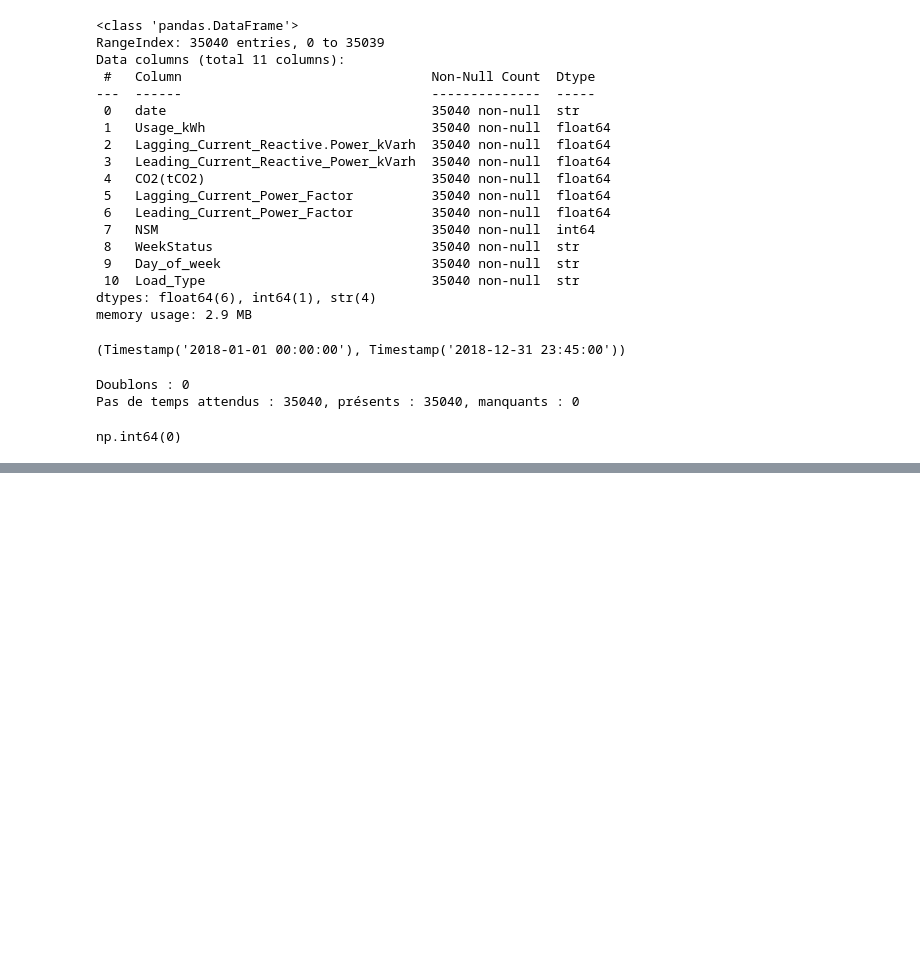
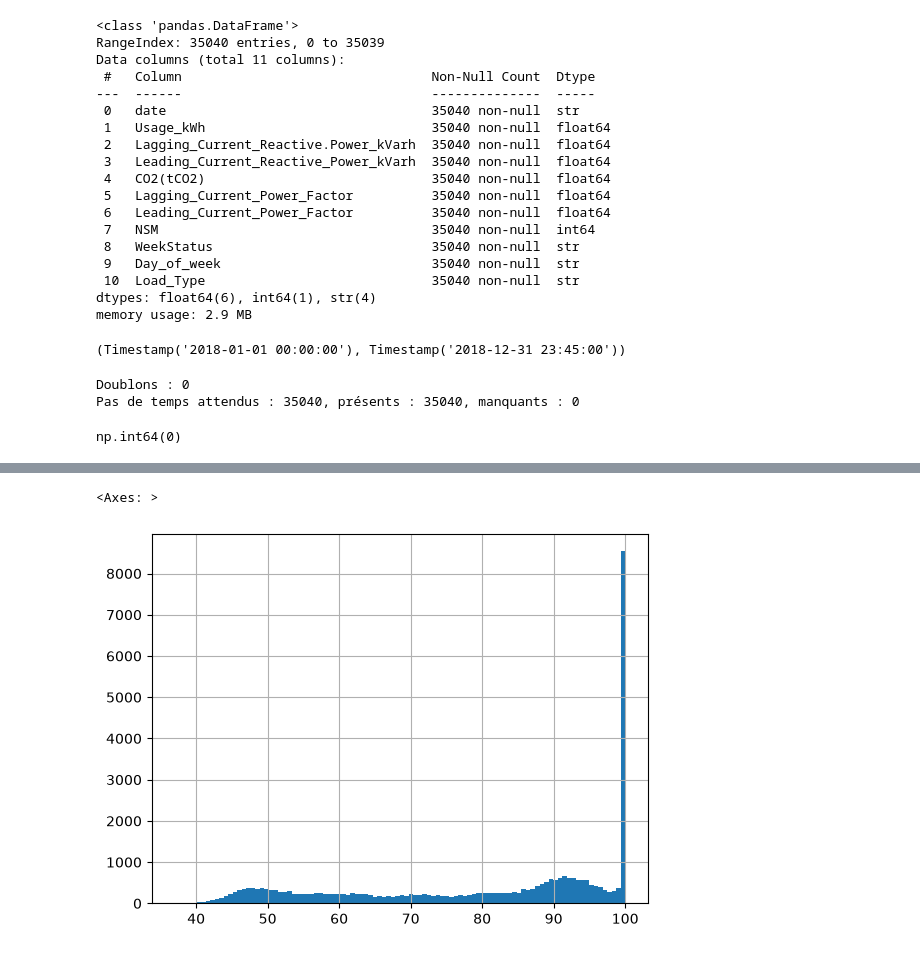
Before and after one commit to ILYASSE339/industrial-energy-kpi-db, a Jupyter notebook: notebooks/01_exploration.ipynb, the cells around one changed output, grey strips where cells are left out. Cells and saved outputs as stored; diff of their text form; code cells hidden in the pictures; blank space fills up the shorter version.

Commit message:
Add physical plausibility checks, peak and load duration curve

```diff
--- a/notebooks/01_exploration.ipynb
+++ b/notebooks/01_exploration.ipynb
@@ -58,0 +68,15 @@ np.int64(0)
+# %%
+import numpy as np
+
+P = df["Usage_kWh"]
+Q = df["Lagging_Current_Reactive.Power_kVarh"]          # la colonne d'énergie réactive "lagging"
+
+pf_calc = 100 * P / np.sqrt(P**2+Q**2)
+
+ecart = (pf_calc - df["Lagging_Current_Power_Factor"]).abs() # la colonne de facteur de puissance "lagging"
+ecart /= 100
+ecart.describe()
+pf_calc.hist(bins = 100)
+# %% [output]
+<Axes: >
+[figure, added]
```
Also changed, not shown: parts of 4 cells of this notebook.
